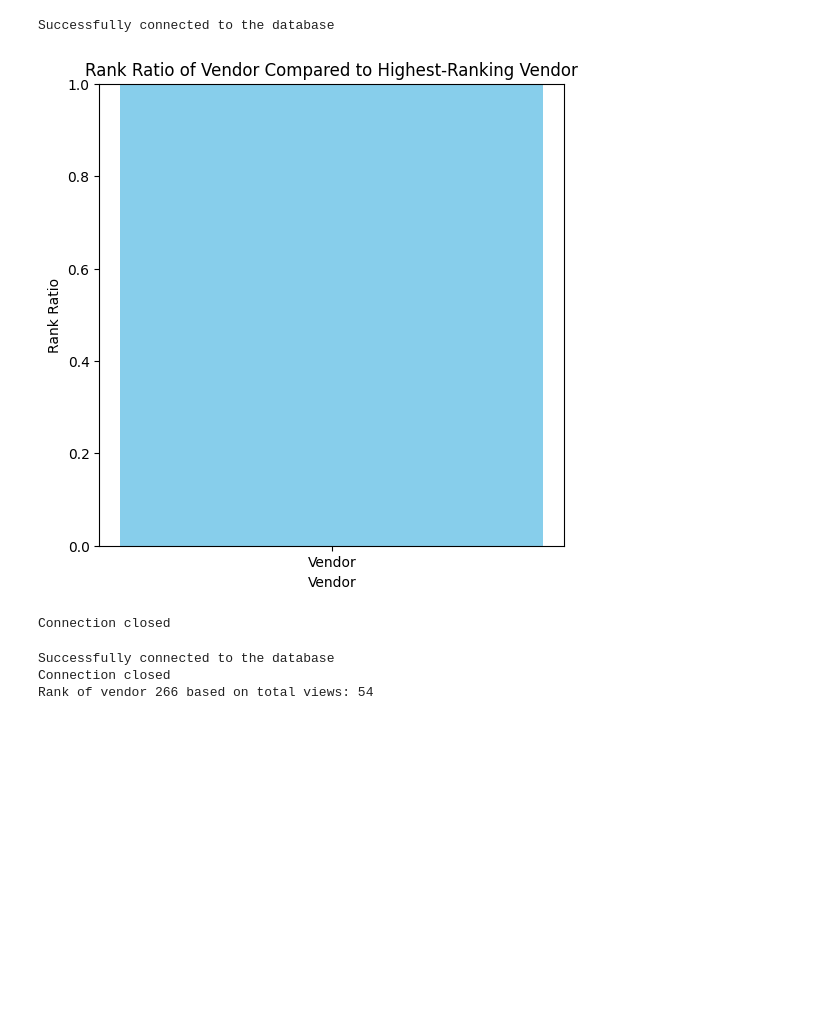
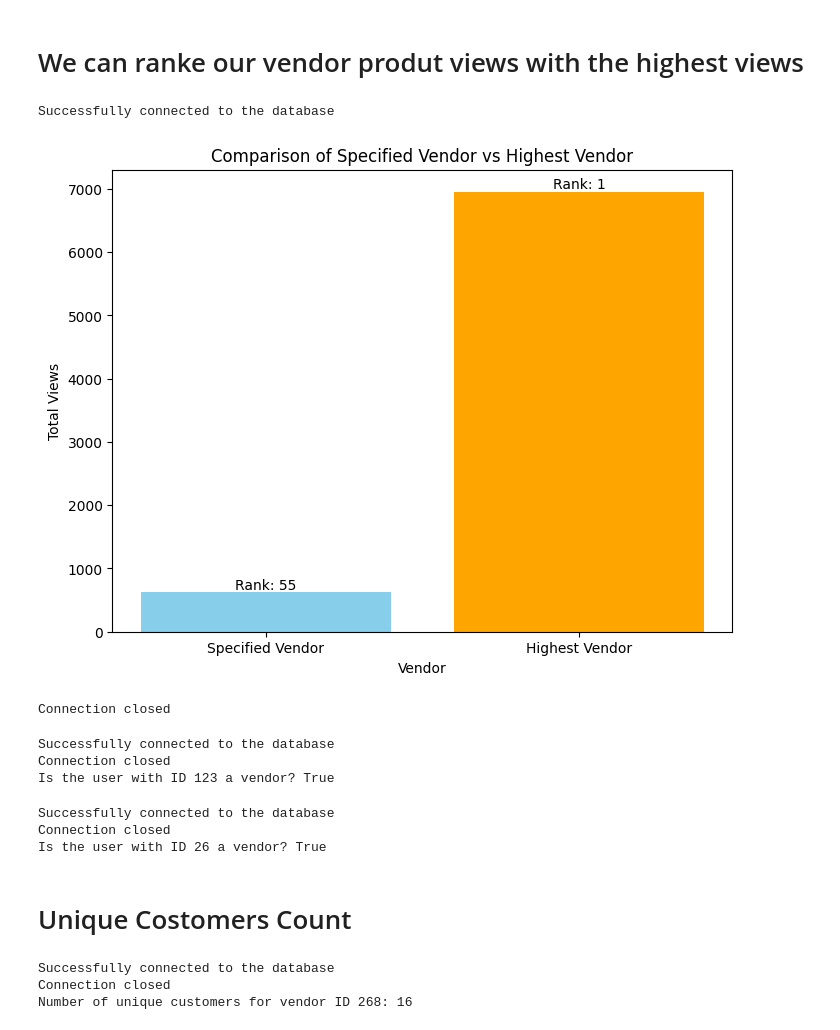
Before and after one commit to AlkaloidWells/Buyam_ML_task1, a Jupyter notebook: activity_01.ipynb, the cells around one changed output. Cells and saved outputs as stored; diff of their text form; code cells hidden in the pictures; blank space fills up the shorter version.

```diff
--- a/activity_01.ipynb
+++ b/activity_01.ipynb
@@ -103,59 +101,64 @@ def plot_vendor_rank_comparison(vendor_id):
     finally:
         cursor.close()
         db_connector.close_connection()
+# %% [markdown]
+# We can ranke our vendor produt views with the highest views
 # %%
-plot_vendor_rank_ratio(266)
+plot_vendor_comparison(268)
 # %% [output]
 Successfully connected to the database
-[figure, old version]
+[figure, new version]
 Connection closed
 # %%
-def get_vendor_rank(vendor_id):
-    db_connector = DatabaseConnector()  # Create an instance of DatabaseConnector
-    # Connect to the database
+def is_vendor(user_id):
+    db_connector = DatabaseConnector()
     db_connector.connect_db()
-    # Get the database connection
     connection = db_connector.get_connection()
 
-    # If connection is not established, return
     if connection is None:
-        print("No connection available to retrieve vendor ranks.")
-        return
+        print("No connection available to check user type.")
+        return False
 
     cursor = connection.cursor()
 
     try:
-        # Execute the query to calculate the total count of views for each vendor
+        # Query to check if the user is a vendor
         query = """
-            SELECT vendor_id, COUNT(*) AS total_views
-            FROM vendor_view_logs
-            GROUP BY vendor_id
+            SELECT type
+            FROM users
+            WHERE id = %s
         """
-        cursor.execute(query)
-        results = cursor.fetchall()
+        cursor.execute(query, (user_id,))
+        result = cursor.fetchone()
 
-        # Sort results by total views in descending order
-        sorted_results = sorted(results, key=lambda x: x[1], reverse=True)
-
-        # Find rank of the specified vendor
-        rank = next((i+1 for i, (v_id, _) in enumerate(sorted_results) if v_id == vendor_id), None)
-
-        return rank
-
+        if result and result[0] == 'vendor':
+            return True
+        else:
+            return False
     except mysql.connector.Error as e:
         print(f"Error: {e}")
+        return False
     finally:
         cursor.close()
         db_connector.close_connection()
 
+
 # Example usage
-vendor_id = 266  # Replace with the actual vendor ID
-rank = get_vendor_rank(vendor_id)
-if rank is not None:
-    print(f"Rank of vendor {vendor_id} based on total views: {rank}")
-else:
-    print("Vendor not found or error occurred.")
+user_id = 123  # Replace with the actual user ID
+is_vendor_user = is_vendor(user_id)
+print(f"Is the user with ID {user_id} a vendor? {is_vendor_user}")
 # %% [output]
 Successfully connected to the database
 Connection closed
-Rank of vendor 266 based on total views: 54
+Is the user with ID 123 a vendor? True
+# %%
+# Example usage
+user_id = 26  # Replace with the actual user ID
+is_vendor_user = is_vendor(user_id)
+print(f"Is the user with ID {user_id} a vendor? {is_vendor_user}")
+# %% [output]
+Successfully connected to the database
+Connection closed
+Is the user with ID 26 a vendor? True
+# %% [markdown]
+# Unique Costomers Count
@@ -161,0 +199,9 @@ Rank of vendor 266 based on total views: 54
+# %%
+# Example usage
+vendor_id = 268  # Replace with the actual vendor ID
+unique_customers_count = get_unique_customers_count(vendor_id)
+print(f"Number of unique customers for vendor ID {vendor_id}: {unique_customers_count}")
+# %% [output]
+Successfully connected to the database
+Connection closed
+Number of unique customers for vendor ID 268: 16
```
Also changed, not shown: parts of 7 cells of this notebook, 1 other file.
